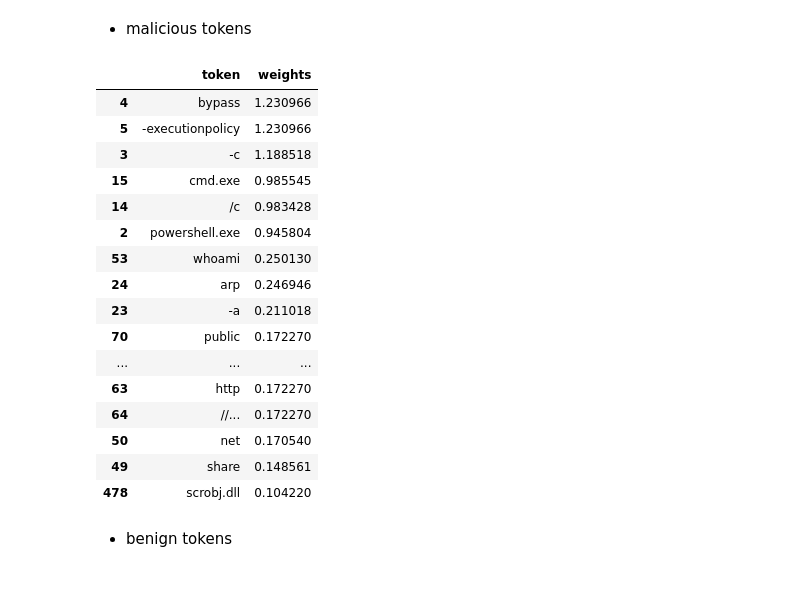
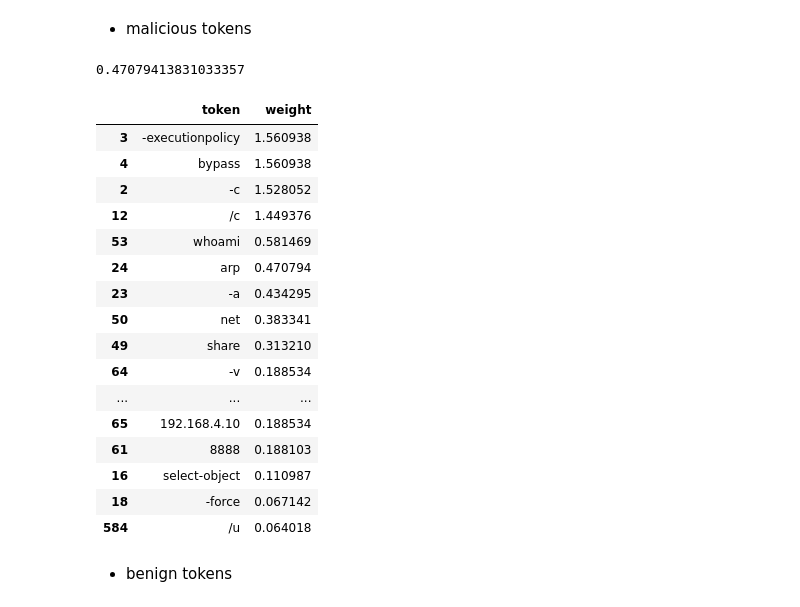
Before and after one commit to asoa/Windows-Process-Classifier, a Jupyter notebook: process_logs.ipynb, the cells around one changed output. Saved outputs shown, nothing was run; the diff lists cells and outputs as text; code cells hidden in the pictures.

```diff
--- a/process_logs.ipynb
+++ b/process_logs.ipynb
@@ -126,11 +138,9 @@ DataFrame[timestamp: timestamp, hostname: string, kernel: string, host_platform:
 # %%
-# TODO: consider converting this to a UDF
-
 from pyspark.sql.functions import regexp_extract, regexp_replace, col, count, split, size, to_date
 resampled_df = resampled_df.select(
     '*',
     regexp_extract(col('process_name'), r"(\w?:?.*\\?\w+\s?\w+\\)", 0).alias('process_path'),
-    split(col('command_line'), '\s+(?=[-/]+)').alias('cmd_line_split')
+#     split(col('command_line'), '\s+(?=[-/]+)').alias('cmd_line_split')
 ).withColumn(
     'class_label', (col('class_label').cast('int'))
 ).withColumn(
@@ -142,23 +152,7 @@ resampled_df = resampled_df.select(
 ).withColumn(
     'parent_process', regexp_extract(col('parent_process'), r'(\w+.?\w+$)', 0)
 ).withColumn(
-    'command_line', regexp_replace(col('command_line'), r'[:\\"\?]'," ")  # directory punct
-).withColumn(
-    'command_line', regexp_replace(col('command_line'), r'--field-trial-handle=.*\d+',"")   # chrome data
-).withColumn(
-    'command_line', regexp_replace(col('command_line'), r'\/\/raw.*\.com(\/\w+)*.*\/',"") # github url
-).withColumn(
-    'command_line', regexp_replace(col('command_line'), r"\||\s*\"\s*\|\"|-\s*\d{1}\s*|\'","")  # | " 1 ' ,
-).withColumn(
-    'command_line', regexp_replace(col('command_line'), r':\/\/(\d+\.?)+:\d+',"")  # ip
-).withColumn(
-    'command_line', regexp_replace(col('command_line'), r'\b\d+\b',"")  # lone numbers
-).withColumn(
-    'command_line', regexp_replace(col('command_line'), r'\{.*\}',"")  # {edfc6dbe, 9c3, 3ed, 21a1affb5fd}
-).withColumn(
-    'command_line', regexp_replace(col('command_line'), r'[=;\(\),_\[\]]',"") # random punctuation
-).withColumn(
-    'cmd_line_tokens', split(col('command_line'), '\s+')
+    'cmd_line_tokens', split(clean_input(col('command_line')), ',')
 )
 # %% [markdown]
 ### Cleaned command line tokens
@@ -170,5 +159,3 @@ def clean_array(l):
-# %%
-resampled_df = resampled_df.withColumn('cmd_line_tokens', clean_array(col('cmd_line_tokens')))
 # %%
 resampled_df.select('cmd_line_tokens').sample(.10).show(5, False)
 # %% [output]
@@ -339,29 +326,33 @@ en_lr_pipeline = en_lr_estimator.fit(training_df)
 ### Re-examine the coefficients of the model to determine how well it learned the weights for the tokens
 # %%
 coefs = en_lr_pipeline.stages[-1].coefficients.toArray()
-word_coefs = pd.DataFrame({'token': cv_pipeline.stages[0].vocabulary, 'weights': coefs})
+en_lr_word_coefs = pd.DataFrame({'token': cv_pipeline.stages[0].vocabulary, 'weight': coefs})
 # %% [markdown]
 + malicious tokens
+# %%
+en_lr_word_coefs.loc[en_lr_word_coefs.loc[:, 'token'] == 'arp', 'weight'].values[0]
+# %% [output]
+0.47079413831033357
 # %%
-word_coefs.sort_values('weights', ascending=False).head(20)
+en_lr_word_coefs.sort_values('weight', ascending=False).head(20)
 # %% [output]
-|  | token | weights |
-| 4 | bypass | 1.230966 |
-| 5 | -executionpolicy | 1.230966 |
-| 3 | -c | 1.188518 |
-| 15 | cmd.exe | 0.985545 |
-| 14 | /c | 0.983428 |
-| 2 | powershell.exe | 0.945804 |
-| 53 | whoami | 0.250130 |
-| 24 | arp | 0.246946 |
-| 23 | -a | 0.211018 |
-| 70 | public | 0.172270 |
+|  | token | weight |
+| 3 | -executionpolicy | 1.560938 |
+| 4 | bypass | 1.560938 |
+| 2 | -c | 1.528052 |
+| 12 | /c | 1.449376 |
+| 53 | whoami | 0.581469 |
+| 24 | arp | 0.470794 |
+| 23 | -a | 0.434295 |
+| 50 | net | 0.383341 |
+| 49 | share | 0.313210 |
+| 64 | -v | 0.188534 |
 | ... | ... | ... |
-| 63 | http | 0.172270 |
-| 64 | //... | 0.172270 |
-| 50 | net | 0.170540 |
-| 49 | share | 0.148561 |
-| 478 | scrobj.dll | 0.104220 |
+| 65 | 192.168.4.10 | 0.188534 |
+| 61 | 8888 | 0.188103 |
+| 16 | select-object | 0.110987 |
+| 18 | -force | 0.067142 |
+| 584 | /u | 0.064018 |
 # %% [markdown]
 + benign tokens
 # %%
```
Also changed, not shown: parts of 27 cells of this notebook, 2 other files.
